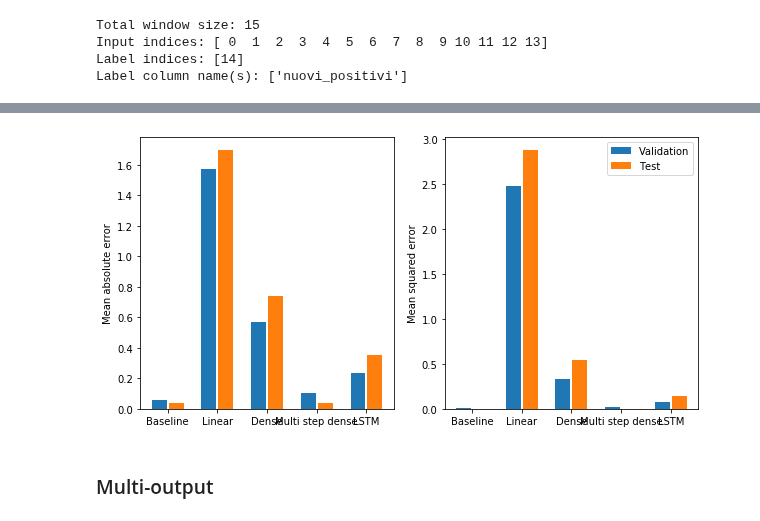
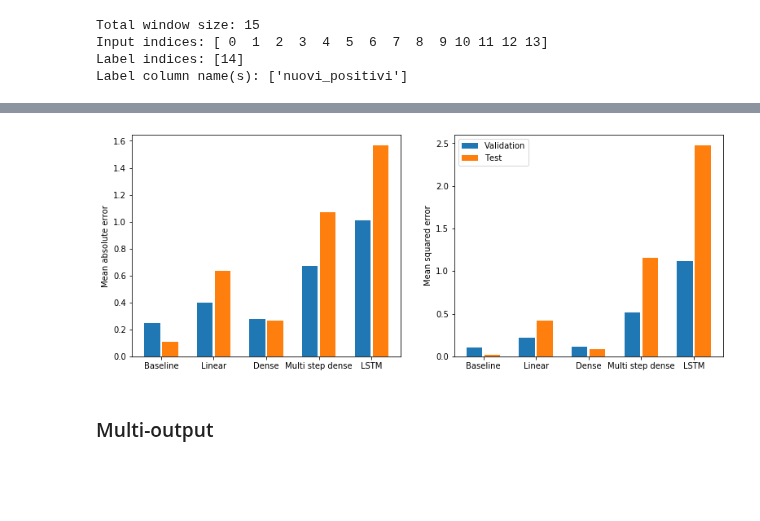
Before and after one commit to nicoloverardo/master-degree-thesis, a Jupyter notebook: notebooks/06-tfts-region.ipynb, the cells around one changed output, grey strips where cells are left out. Cells and saved outputs as stored; diff of their text form; code cells hidden in the pictures; blank space fills up the shorter version.

Commit message:
Fixed train/val/test split

```diff
--- a/notebooks/06-tfts-region.ipynb
+++ b/notebooks/06-tfts-region.ipynb
@@ -32,7 +32,8 @@ df = dpc_regioni_df[dpc_regioni_df.denominazione_regione == province].query('202
 # %%
 df = df.set_index(date)
 # %%
-df = df.loc[:, ['ricoverati_con_sintomi', 'terapia_intensiva', 'totale_ospedalizzati',
+df_multi = df.loc[:, ['ricoverati_con_sintomi', 'terapia_intensiva', 'totale_ospedalizzati',
        'isolamento_domiciliare', 'totale_positivi', 'nuovi_positivi', 'dimessi_guariti',
        'deceduti', 'tamponi']]
+df = df.loc[:, [compart]]
 # %%
@@ -57,9 +50,9 @@ df.describe().T
 column_indices = {name: i for i, name in enumerate(df.columns)}
 
 n = len(df)
-train_df = df[0:int(n*0.7)]
-val_df = df[int(n*0.7):int(n*0.9)]
-test_df = df[int(n*0.9):]
+train_df = df[0:int(n*0.4)]
+val_df = df[int(n*0.4):int(n*0.7)]
+test_df = df[int(n*0.7):]
 
 num_features = df.shape[1]
 # %%
@@ -102,7 +95,7 @@ performance['Baseline'] = baseline.evaluate(single_step_window.test, verbose=0)
 ### Wide window
 # %%
 wide_window = WindowGenerator(
-    input_width=14, label_width=14, shift=1,
+    input_width=14, label_width=14, shift=14,
     train_df=train_df, val_df=val_df, test_df=test_df,
     label_columns=[compart])
 
@@ -255,9 +255,4 @@ conv_window.plot(multi_step_dense, plot_col=compart)
 # %%
-wide_window = WindowGenerator(
-    input_width=14, label_width=14, shift=1,
-    train_df=train_df, val_df=val_df, test_df=test_df,
-    label_columns=[compart])
-
 lstm_model = tf.keras.models.Sequential([
     # Shape [batch, time, features] => [batch, time, lstm_units]
     tf.keras.layers.LSTM(32, return_sequences=True),
@@ -300,6 +291,6 @@ wide_window.plot(lstm_model, plot_col=compart)
 # %%
-plot_comparison_results(lstm_model.metrics_names, val_performance, performance)
+plot_comparison_results(lstm_model.metrics_names, val_performance, performance, figsize=(13,5))
 # %% [output]
-[figure, old version]
+[figure, new version]
 # %% [markdown]
 ### Multi-output
```
Also changed, not shown: parts of 63 cells of this notebook, 1 other file.
